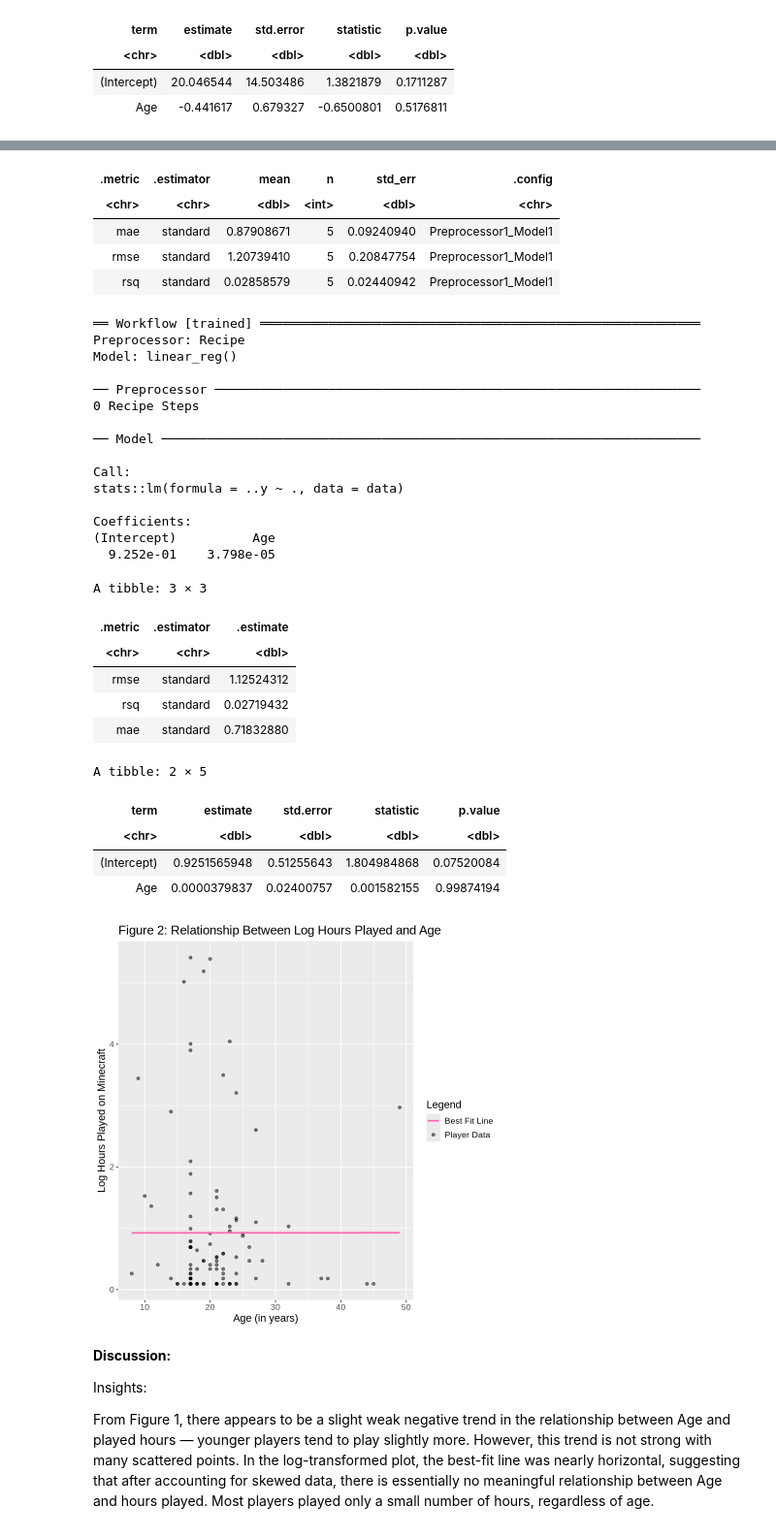
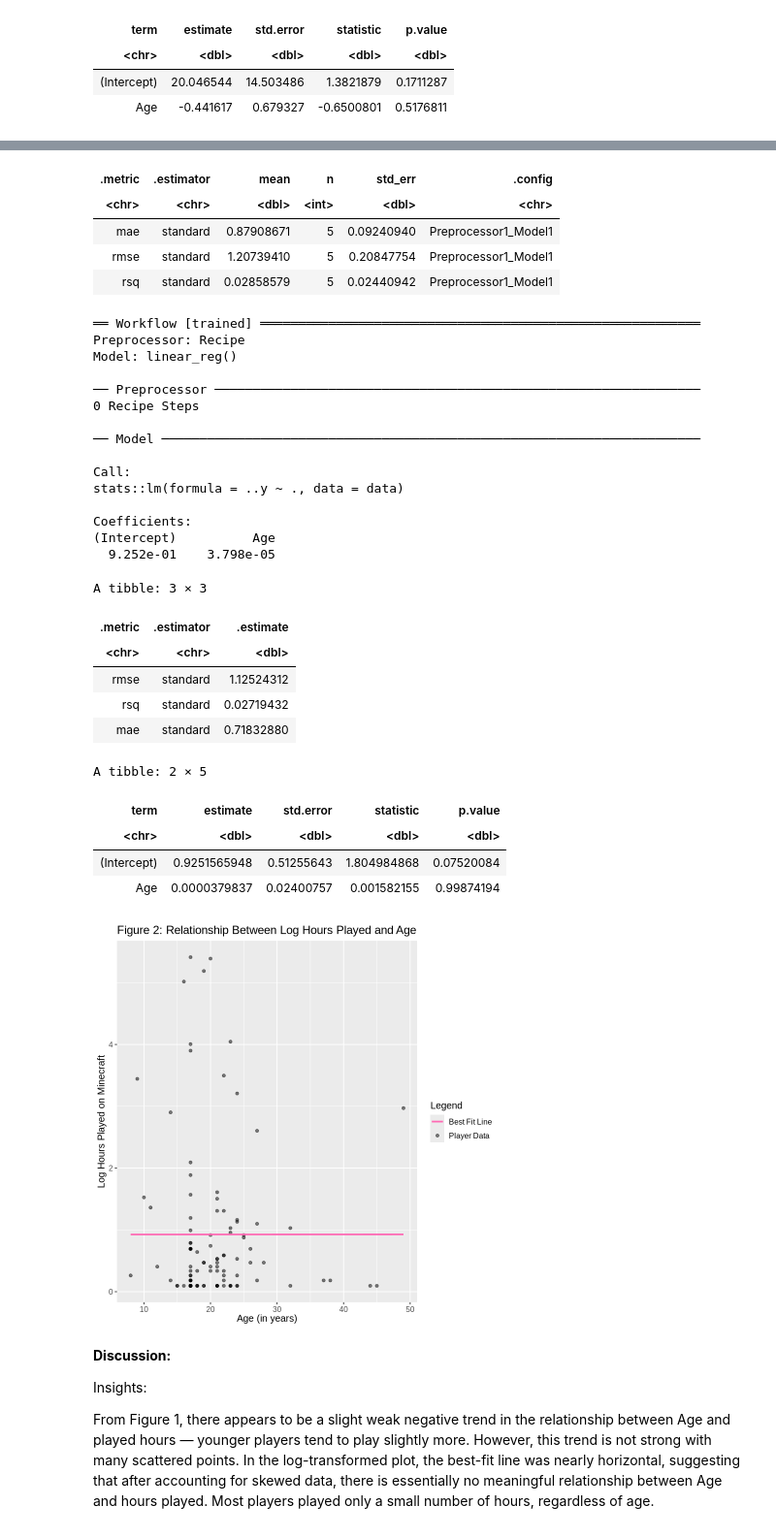
Before and after one commit to cindyttt/dsci-100-2025-final-project, a Jupyter notebook: analysis.ipynb, the cells around one changed output, grey strips where cells are left out. Shown at 97% size. Saved outputs shown, nothing was run; the diff lists cells and outputs as text; code cells hidden in the pictures.

```diff
--- a/analysis.ipynb
+++ b/analysis.ipynb
@@ -376,7 +374,7 @@ lm_plot_final2.0 <- ggplot(players_final2.0, aes(x = Age, y = log_hours)) +
     name = "Legend",
     values = c("Player Data" = "black", "Best Fit Line" = "hotpink")
   ) +
-  theme(text = element_text(size = 13))
+  theme(text = element_text(size = 12))
 
 lm_plot_final2.0
 
@@ -390,34 +388,34 @@ A tibble: 3 × 6
 | <chr> | <chr> | <dbl> | <int> | <dbl> | <chr> |
 | mae | standard | 0.87908671 | 5 | 0.09240940 | Preprocessor1_Model1 |
 | rmse | standard | 1.20739410 | 5 | 0.20847754 | Preprocessor1_Model1 |
 | rsq | standard | 0.02858579 | 5 | 0.02440942 | Preprocessor1_Model1 |
 ══ Workflow [trained] ══════════════════════════════════════════════════════════
 Preprocessor: Recipe
 Model: linear_reg()
 
 ── Preprocessor ────────────────────────────────────────────────────────────────
 0 Recipe Steps
 
 ── Model ───────────────────────────────────────────────────────────────────────
 
 Call:
 stats::lm(formula = ..y ~ ., data = data)
 
 Coefficients:
 (Intercept)          Age
   9.252e-01    3.798e-05
 A tibble: 3 × 3
 | .metric | .estimator | .estimate |
 | <chr> | <chr> | <dbl> |
 | rmse | standard | 1.12524312 |
 | rsq | standard | 0.02719432 |
 | mae | standard | 0.71832880 |
 A tibble: 2 × 5
 | term | estimate | std.error | statistic | p.value |
 | <chr> | <dbl> | <dbl> | <dbl> | <dbl> |
 | (Intercept) | 0.9251565948 | 0.51255643 | 1.804984868 | 0.07520084 |
 | Age | 0.0000379837 | 0.02400757 | 0.001582155 | 0.99874194 |
-[figure, old version]
+[figure, new version]
 # %% [markdown]
 **Discussion:**
 
```
Also changed, not shown: parts of 1 cell of this notebook.
